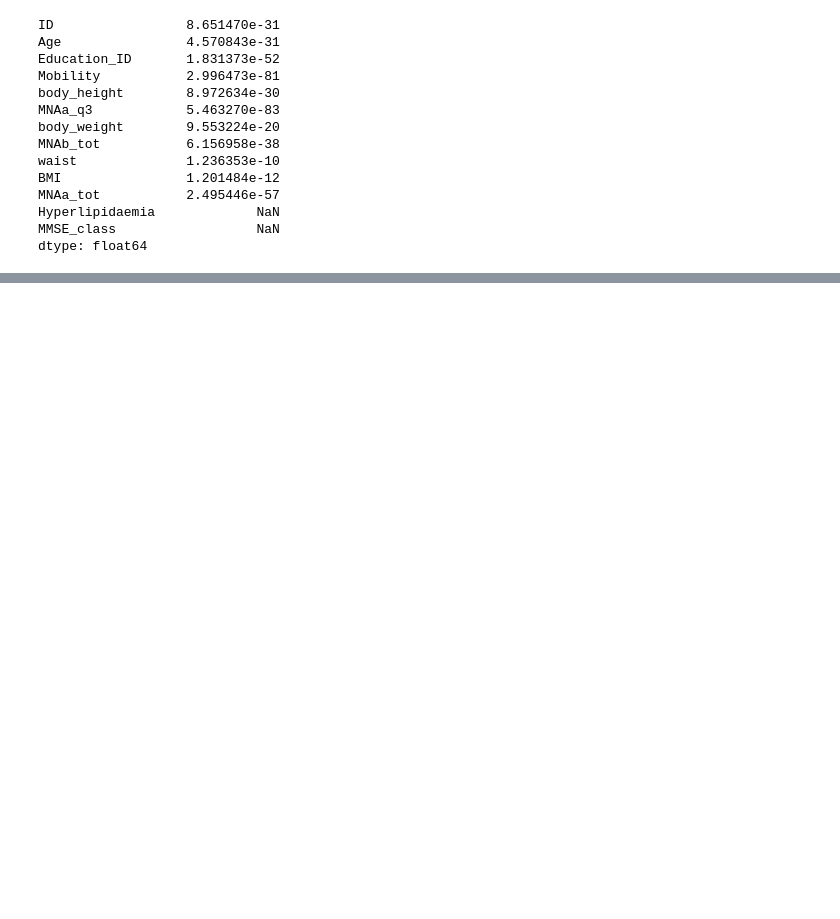
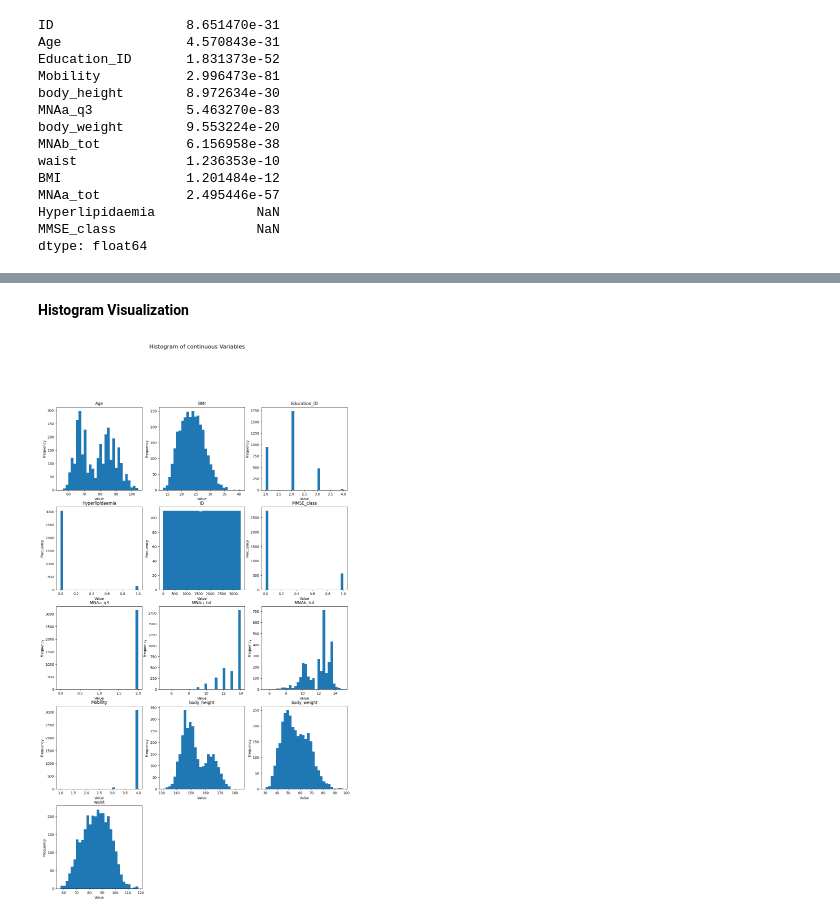
Before and after one commit to Sambidh/Dementia-Prediction-using-python, a Jupyter notebook: main.ipynb, the cells around one changed output, grey strips where cells are left out. Cells and saved outputs as stored; diff of their text form; code cells hidden in the pictures; blank space fills up the shorter version.

```diff
--- a/main.ipynb
+++ b/main.ipynb
@@ -213,0 +226,42 @@ dtype: float64
+# %% [markdown]
+**Histogram Visualization**
+# %%
+import matplotlib.pyplot as plt
+import math
+
+# Reshape data: equivalent to gather()
+long_data = numeric_vars.melt(
+    var_name = "variable",
+    value_name = "value"
+)
+
+# Drop missing values
+long_data = long_data.dropna()
+
+# Determine grid size
+n_vars = long_data["variable"].nunique()
+n_cols = 3
+n_rows = math.ceil(n_vars / n_cols)
+
+# Create subplots
+fig, axes = plt.subplots(n_rows, n_cols, figsize=(15, 5 * n_rows))
+axes = axes.flatten()
+
+# Plot histogram for each variable
+for ax, (var, subset) in zip(axes, long_data.groupby("variable")):
+    ax.hist(subset["value"], bins = 30)
+    ax.set_title(var)
+    ax.set_xlabel("Value")
+    ax.set_ylabel("Frequency")
+
+# Remove unused axes
+for i in range(len(long_data["variable"].unique()), len(axes)):
+    fig.delaxes(axes[i])
+
+# Overall title
+fig.suptitle("Histogram of continuous Variables", fontsize = 16)
+plt.tight_layout(rect = [0,0,1,-.96])
+
+plt.show()
+# %% [output]
+[figure, added]
```
Also changed, not shown: parts of 8 cells of this notebook.
